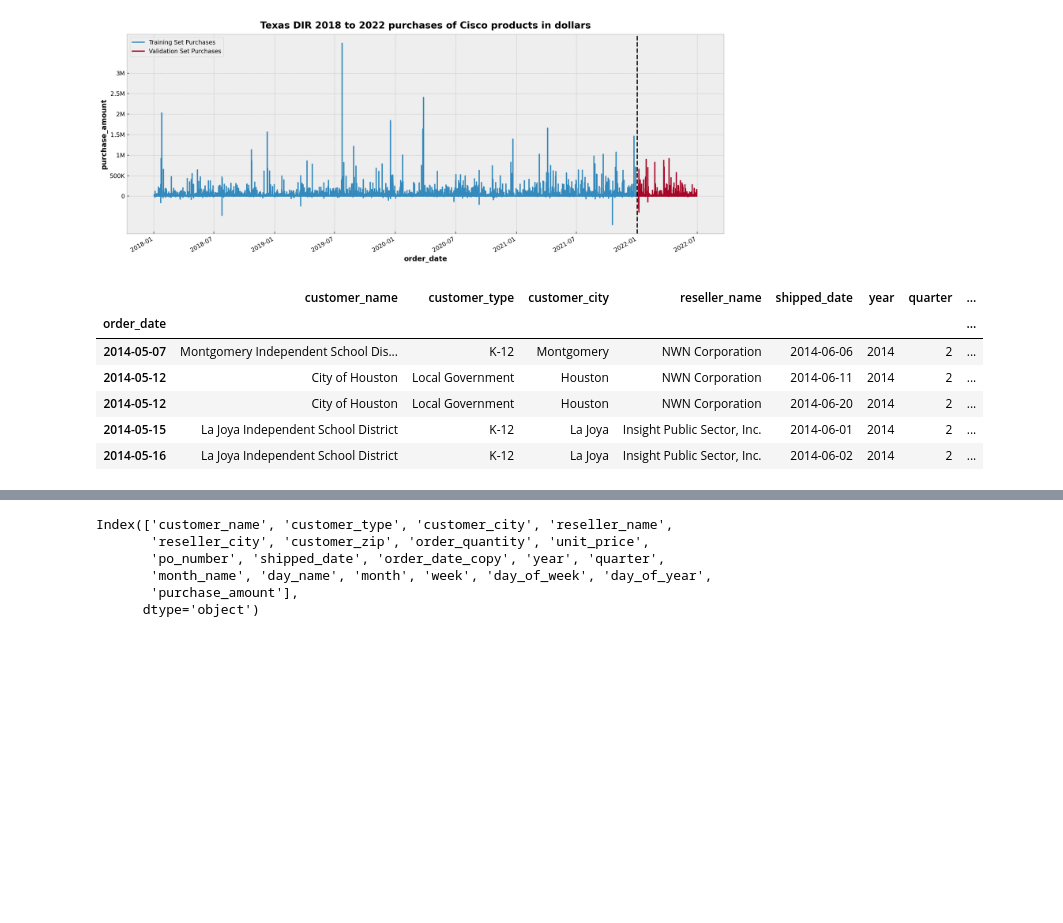
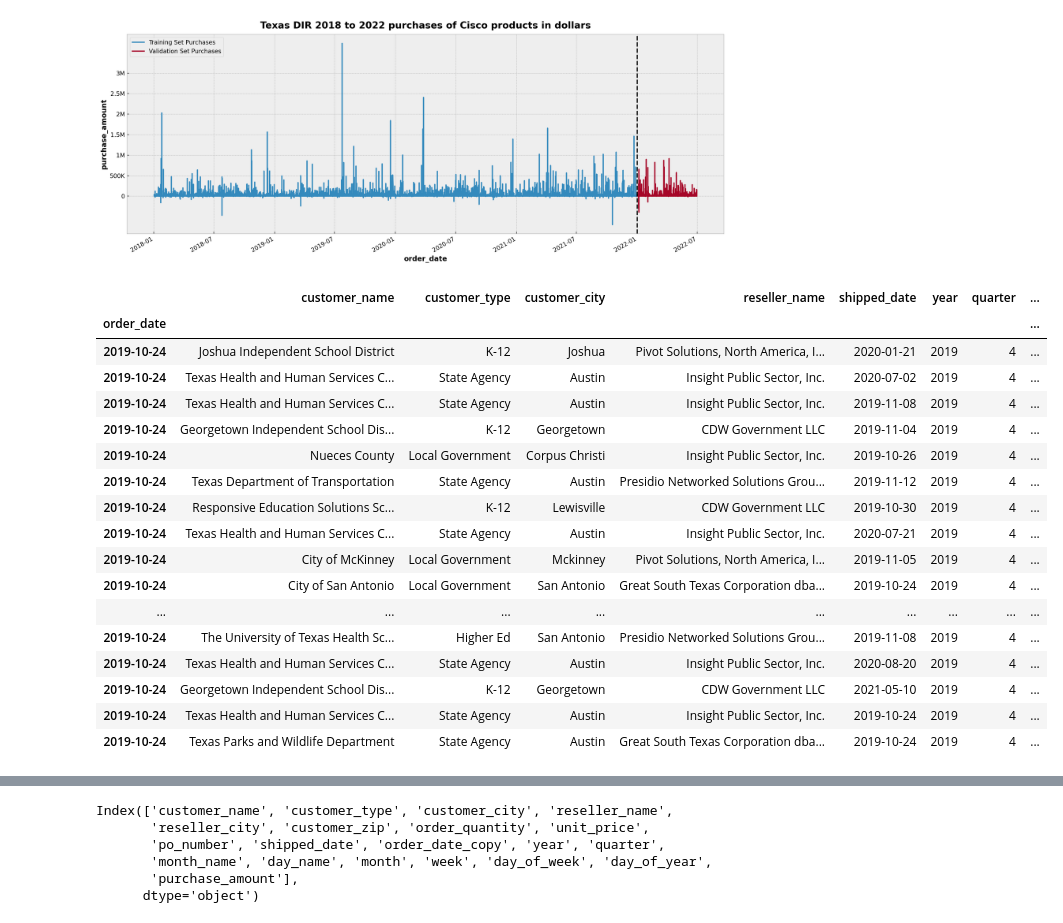
Before and after one commit to The-Real-MVPs/cisco-time-series-analysis, a Jupyter notebook: rosenberger/rosenberger-modeling.ipynb, the cells around one changed output, grey strips where cells are left out. Cells and saved outputs as stored; diff of their text form; code cells hidden in the pictures; blank space fills up the shorter version.

```diff
--- a/rosenberger/rosenberger-modeling.ipynb
+++ b/rosenberger/rosenberger-modeling.ipynb
@@ -90,13 +93,30 @@ plt.show()
 # %%
-df = s.get_summary_df(wr.get_clean_data(start2018=False))
+df = s.get_summary_df(wrc.get_clean_data(start2018=False))
+df = wrc.drop2017_and_move2016_up(df)
+
+train, test = wr.split_data(df, explore=True)
+validate = test.loc[:'2022-06'].copy()
+test = test.loc['2022-07':]
-# %%
-df.head()
-# %% [output]
-|  | customer_name | customer_type | customer_city | reseller_name | shipped_date | year | quarter | ... |
-| order_date |  |  |  |  |  |  |  | ... |
-| 2014-05-07 | Montgomery Independent School Dis... | K-12 | Montgomery | NWN Corporation | 2014-06-06 | 2014 | 2 | ... |
-| 2014-05-12 | City of Houston | Local Government | Houston | NWN Corporation | 2014-06-11 | 2014 | 2 | ... |
-| 2014-05-12 | City of Houston | Local Government | Houston | NWN Corporation | 2014-06-20 | 2014 | 2 | ... |
-| 2014-05-15 | La Joya Independent School District | K-12 | La Joya | Insight Public Sector, Inc. | 2014-06-01 | 2014 | 2 | ... |
-| 2014-05-16 | La Joya Independent School District | K-12 | La Joya | Insight Public Sector, Inc. | 2014-06-02 | 2014 | 2 | ... |
+# %%
+train[train.index == '10-24-2019'].sort_values(by = 'purchase_amount', ascending = False)
+#train.index = ['2022-10-24']
+# %% [output]
+|  | customer_name | customer_type | customer_city | reseller_name | shipped_date | year | quarter | ... |
+| order_date |  |  |  |  |  |  |  | ... |
+| 2019-10-24 | Joshua Independent School District | K-12 | Joshua | Pivot Solutions, North America, I... | 2020-01-21 | 2019 | 4 | ... |
+| 2019-10-24 | Texas Health and Human Services C... | State Agency | Austin | Insight Public Sector, Inc. | 2020-07-02 | 2019 | 4 | ... |
+| 2019-10-24 | Texas Health and Human Services C... | State Agency | Austin | Insight Public Sector, Inc. | 2019-11-08 | 2019 | 4 | ... |
+| 2019-10-24 | Georgetown Independent School Dis... | K-12 | Georgetown | CDW Government LLC | 2019-11-04 | 2019 | 4 | ... |
+| 2019-10-24 | Nueces County | Local Government | Corpus Christi | Insight Public Sector, Inc. | 2019-10-26 | 2019 | 4 | ... |
+| 2019-10-24 | Texas Department of Transportation | State Agency | Austin | Presidio Networked Solutions Grou... | 2019-11-12 | 2019 | 4 | ... |
+| 2019-10-24 | Responsive Education Solutions Sc... | K-12 | Lewisville | CDW Government LLC | 2019-10-30 | 2019 | 4 | ... |
+| 2019-10-24 | Texas Health and Human Services C... | State Agency | Austin | Insight Public Sector, Inc. | 2020-07-21 | 2019 | 4 | ... |
+| 2019-10-24 | City of McKinney | Local Government | Mckinney | Pivot Solutions, North America, I... | 2019-11-05 | 2019 | 4 | ... |
+| 2019-10-24 | City of San Antonio | Local Government | San Antonio | Great South Texas Corporation dba... | 2019-10-24 | 2019 | 4 | ... |
+| ... | ... | ... | ... | ... | ... | ... | ... | ... |
+| 2019-10-24 | The University of Texas Health Sc... | Higher Ed | San Antonio | Presidio Networked Solutions Grou... | 2019-11-08 | 2019 | 4 | ... |
+| 2019-10-24 | Texas Health and Human Services C... | State Agency | Austin | Insight Public Sector, Inc. | 2020-08-20 | 2019 | 4 | ... |
+| 2019-10-24 | Georgetown Independent School Dis... | K-12 | Georgetown | CDW Government LLC | 2021-05-10 | 2019 | 4 | ... |
+| 2019-10-24 | Texas Health and Human Services C... | State Agency | Austin | Insight Public Sector, Inc. | 2019-10-24 | 2019 | 4 | ... |
+| 2019-10-24 | Texas Parks and Wildlife Department | State Agency | Austin | Great South Texas Corporation dba... | 2019-10-24 | 2019 | 4 | ... |
 # %%
```
Also changed, not shown: parts of 3 cells of this notebook, 2 other files.
